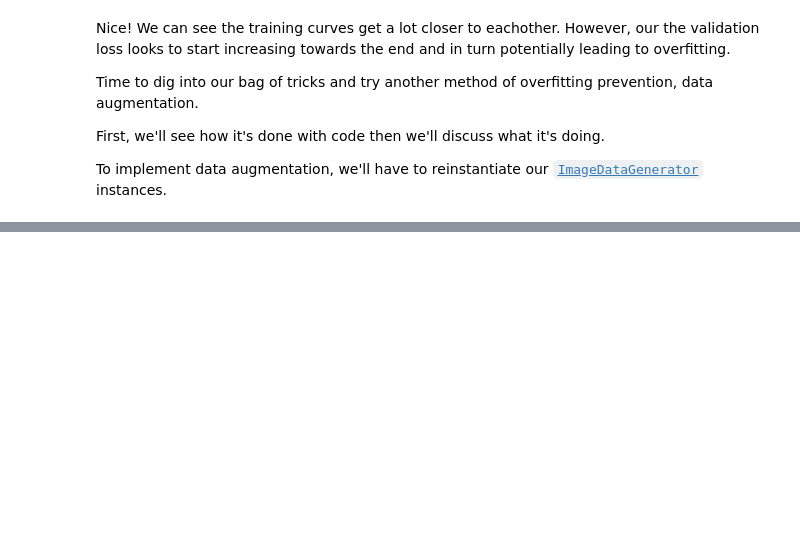
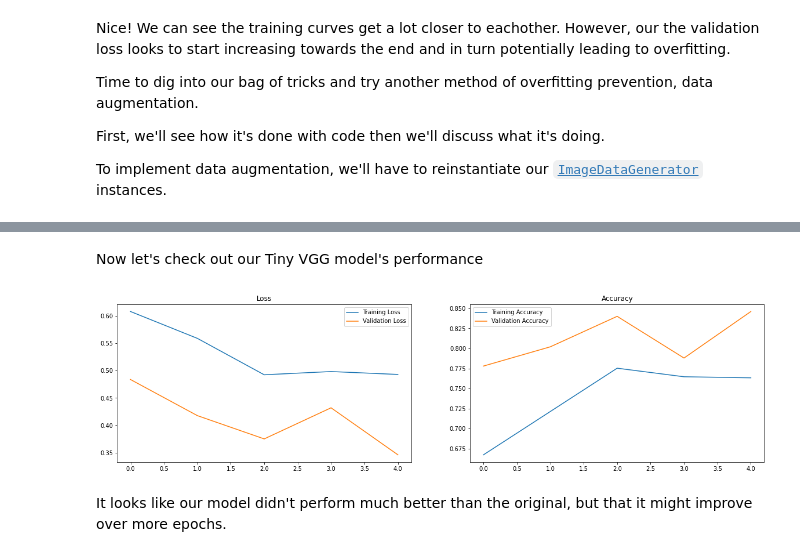
Before and after one commit to WhittleGuy/tensorflowZTM, a Jupyter notebook: 03_convolutional_neural_networks_and_computer_vision_with_tensorflow.ipynb, the cells around one changed output, grey strips where cells are left out. Saved outputs shown, nothing was run; the diff lists cells and outputs as text; code cells hidden in the pictures; blank space fills up the shorter version.

```diff
--- a/03_convolutional_neural_networks_and_computer_vision_with_tensorflow.ipynb
+++ b/03_convolutional_neural_networks_and_computer_vision_with_tensorflow.ipynb
@@ -729,0 +892,24 @@ about halfway down
+# %%
+# 1. Create a CNN model (same as Tiny VGG but for binary classification)
+model_7 = Sequential([
+    Conv2D(10, 3, activation='relu', input_shape=(224, 224, 3)),
+    Conv2D(10, 3, activation='relu'),
+    MaxPool2D(),
+    Conv2D(10, 3, activation='relu'),
+    Conv2D(10, 3, activation='relu'),
+    MaxPool2D(),
+    Flatten(),
+    Dense(1, activation='sigmoid')
+])
+
+# 2. Compile the model
+model_7.compile(loss='binary_crossentropy',
+                optimizer=Adam(),
+                metrics=['accuracy'])
+
+# 3. Fit the model
+history_7 = model_7.fit(train_data_augmented,
+                        epochs=5,
+                        steps_per_epoch=len(train_data_augmented),
+                        validation_data=test_data,
+                        validation_steps=len(test_data))
@@ -729,0 +971,8 @@ about halfway down
+# %% [markdown]
+Now let's check out our Tiny VGG model's performance
+# %%
+plot_loss_curves(history_7)
+# %% [output]
+[figure, added]
+# %% [markdown]
+It looks like our model didn't perform much better than the original, but that it might improve over more epochs.
```
Also changed, not shown: parts of 30 cells of this notebook.
